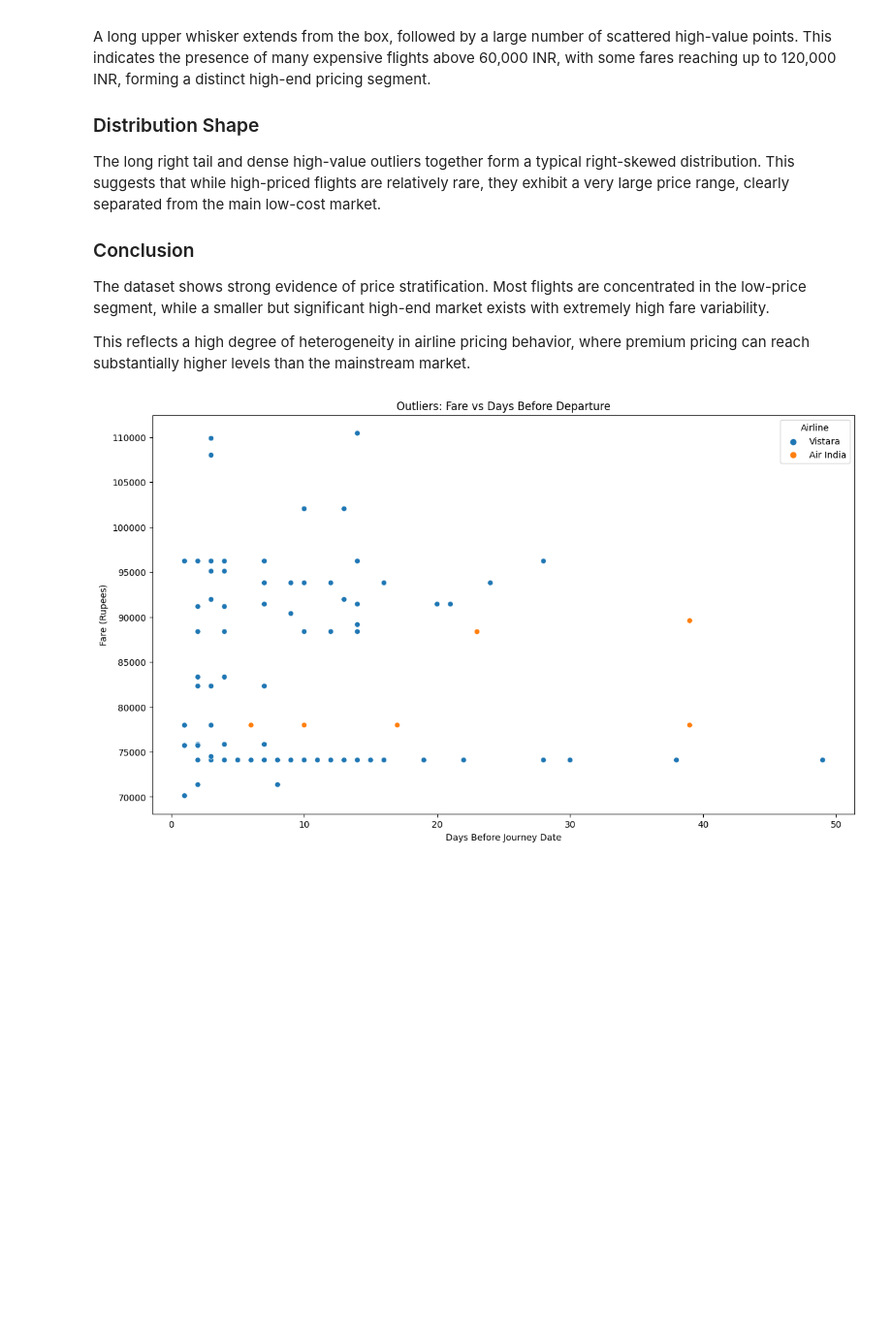
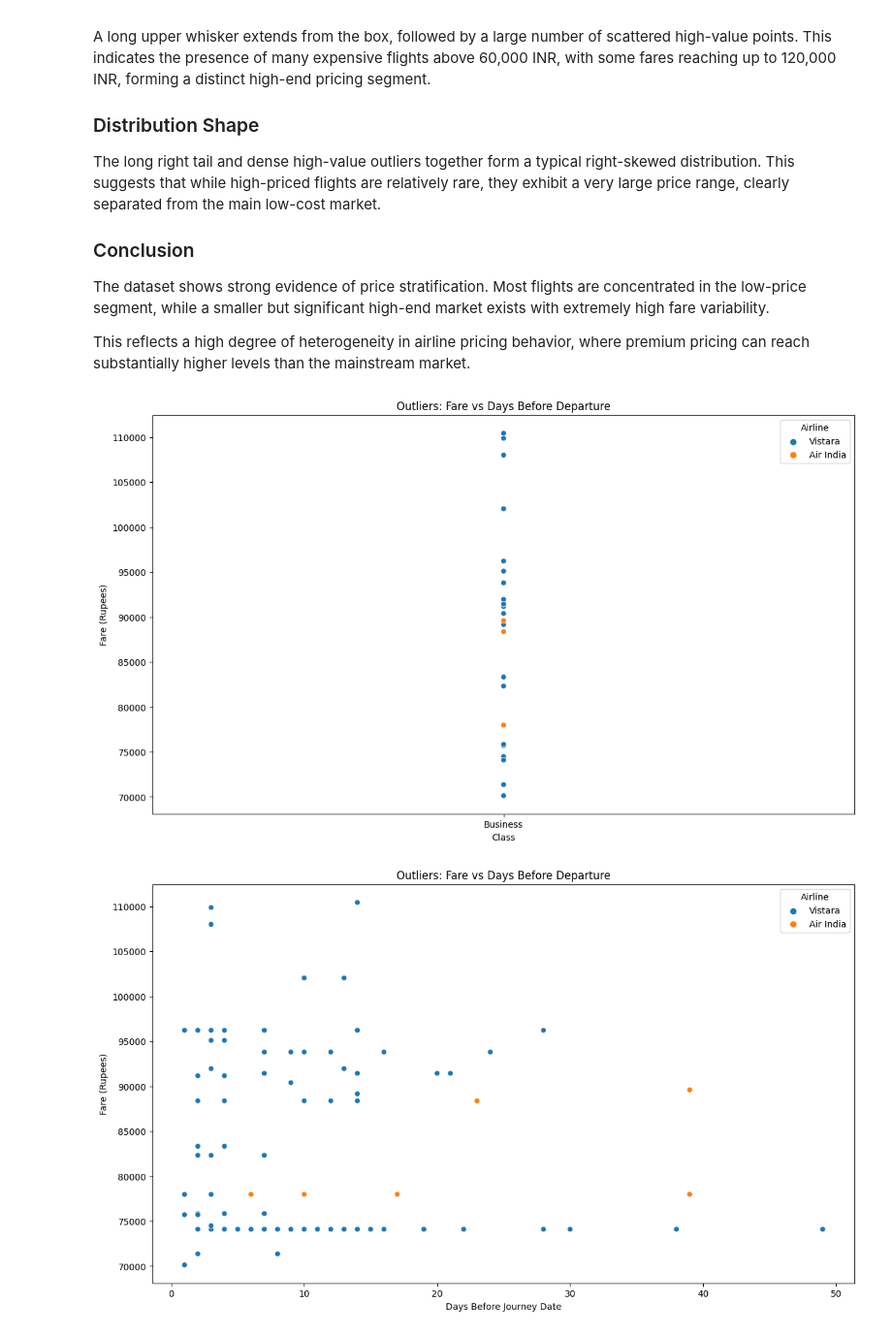
Before and after one commit to xiaYC35/flight_price, a Jupyter notebook: airline_price.ipynb, the cells around one changed output. Shown at 97% size. Drawn from its saved outputs; the diff is of its cells as text; code cells hidden in the pictures; blank space fills up the shorter version.

```diff
--- a/airline_price.ipynb
+++ b/airline_price.ipynb
@@ -168,6 +170,22 @@ The dataset shows strong evidence of price stratification.
 Most flights are concentrated in the low-price segment, while a smaller but significant high-end market exists with extremely high fare variability.
 
 This reflects a high degree of heterogeneity in airline pricing behavior, where premium pricing can reach substantially higher levels than the mainstream market.
+# %%
+outliers = df_with_outliers[df_with_outliers['Is_Outlier']]
+
+plt.figure(figsize=(14, 8))
+
+sns.scatterplot(
+    data=outliers,
+    x='Class',
+    y='Fare (Rupees)',
+    hue='Airline'
+)
+
+plt.title('Outliers: Fare vs Days Before Departure')
+plt.show()
+# %% [output]
+[figure, added]
 # %%
 outliers = df_with_outliers[df_with_outliers['Is_Outlier']]
 
```
Also changed, not shown: parts of 3 cells of this notebook.
